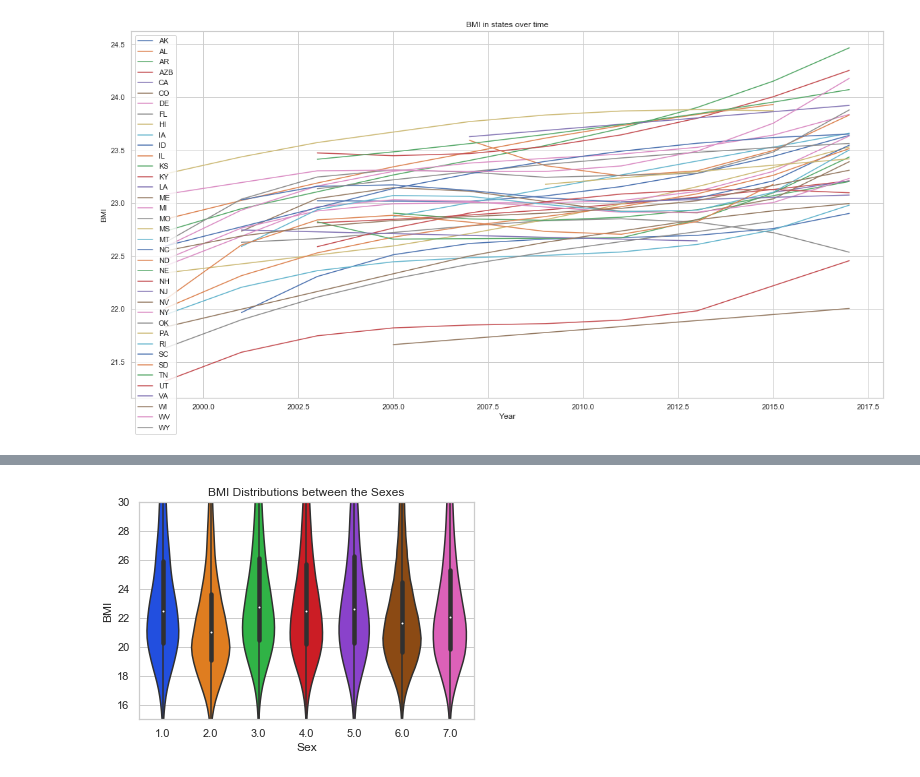
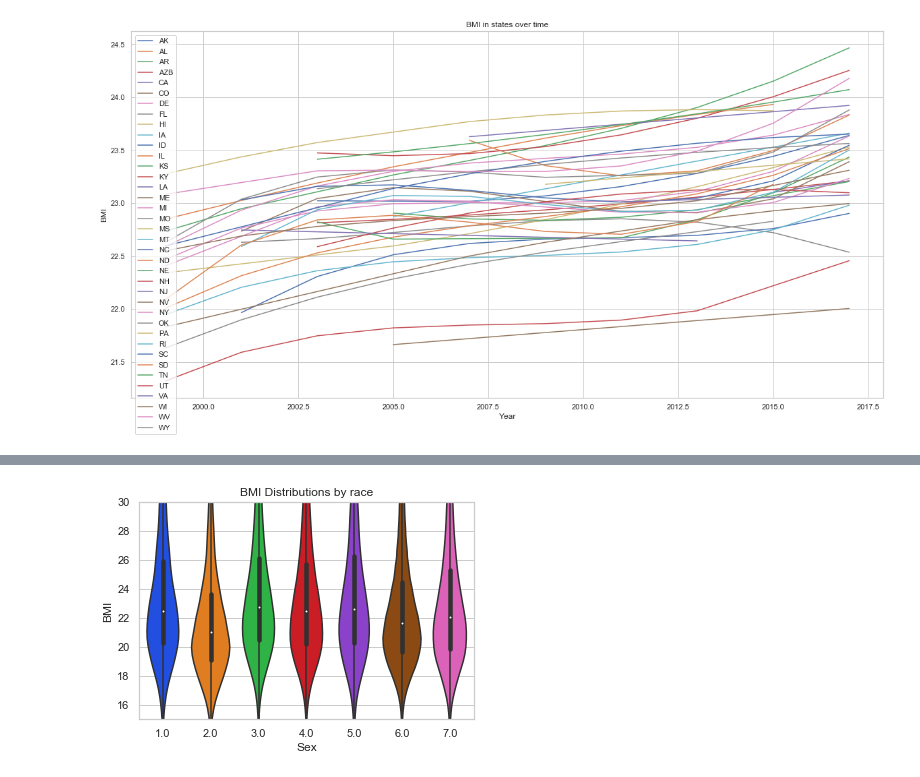
Before and after one commit to Wonghopper/Wonghopper.github.io, a Jupyter notebook: final.ipynb, the cells around one changed output, grey strips where cells are left out. Cells and saved outputs as stored; diff of their text form; code cells hidden in the pictures.

```diff
--- a/final.ipynb
+++ b/final.ipynb
@@ -172,17 +172,17 @@ plt.show()
 # %%
 # Set the style
 sns.set(style="whitegrid")
 
-dataset["race7label"] = x["race7"]
+dataset["race7label"] = dataset["race7"]
 
 # Plot Sex vs BMI
 ax = sns.violinplot(x="race7", y="bmi", data=dataset, palette="bright")
 
 # Improve look and Labeling
 plt.xlabel("Sex")
 plt.ylabel("BMI")
-plt.title("BMI Distributions between the Sexes")
+plt.title("BMI Distributions by race")
 plt.ylim(15,30)
 plt.show()
 # %% [output]
-[figure, old version]
+[figure, new version]
```
Also changed, not shown: parts of 9 cells of this notebook.
